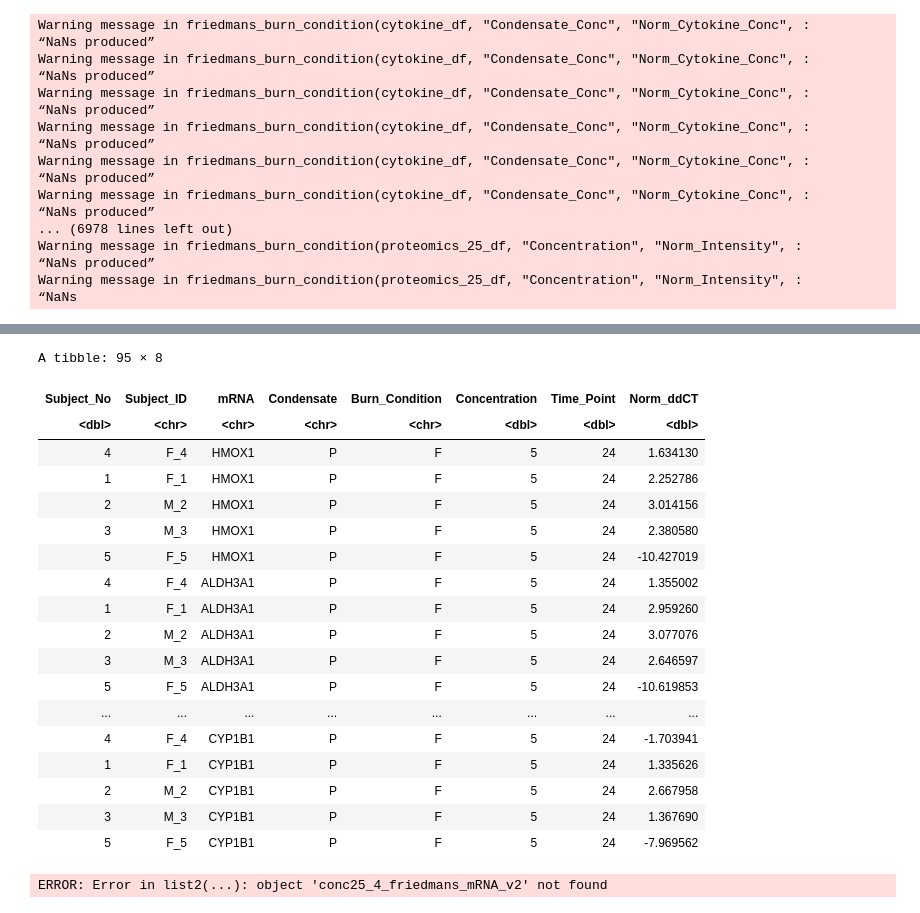
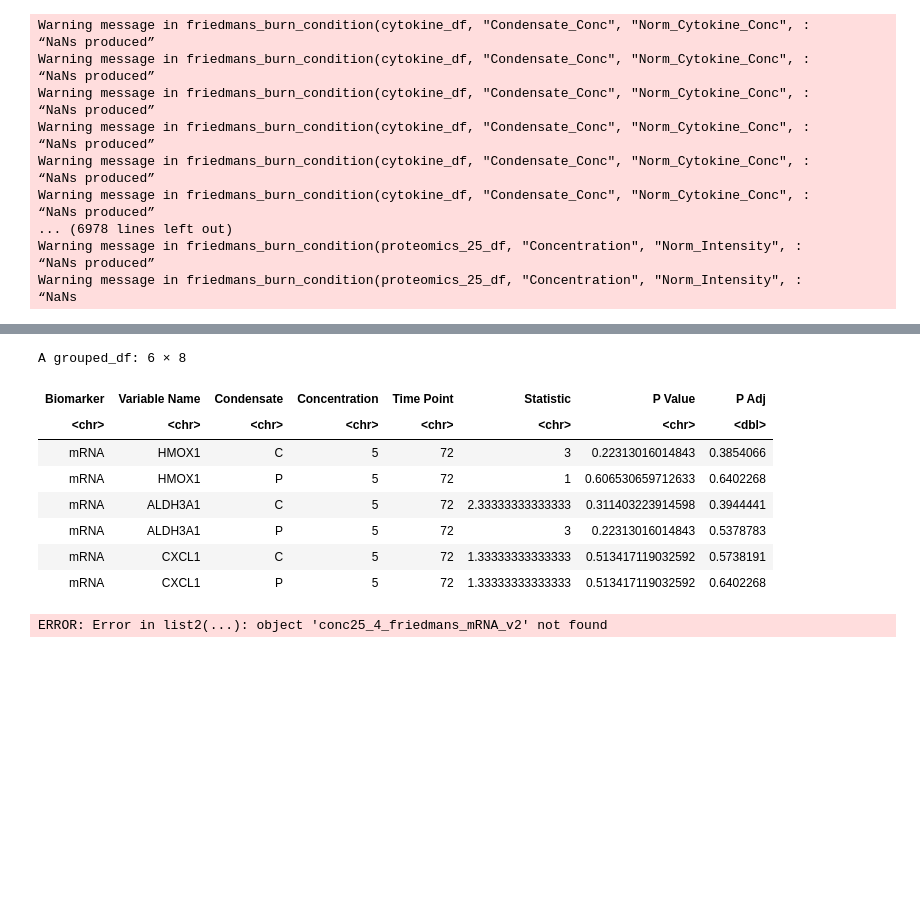
Before and after one commit to UNC-CEMALB/Burn-pit-smoke-condensate-mediated-toxicity-in-human-airway-epithelial-cells-, a Jupyter notebook: 2. Biomarker Distribution Analysis/Biomarker Friedman Analysis.ipynb, the cells around one changed output, grey strips where cells are left out. Drawn from its saved outputs; the diff is of its cells as text; code cells hidden in the pictures; blank space fills up the shorter version.

```diff
--- a/2. Biomarker Distribution Analysis/Biomarker Friedman Analysis.ipynb
+++ b/2. Biomarker Distribution Analysis/Biomarker Friedman Analysis.ipynb
@@ -363,26 +367,12 @@ ERROR: Error in friedman.test.default(filtered_df[[value]], filtered_df$Burn_Con
-# %%
-conc5_24_mRNA_df %>%
-#     group_by(mRNA, Condensate, Burn_Condition) %>%
-#     count() %>%
-#    arrange(-n)
-    filter(Condensate == "P" & Burn_Condition == "F")
-# %% [output]
-A tibble: 95 × 8
-| Subject_No | Subject_ID | mRNA | Condensate | Burn_Condition | Concentration | Time_Point | Norm_ddCT |
-| <dbl> | <chr> | <chr> | <chr> | <chr> | <dbl> | <dbl> | <dbl> |
-| 4 | F_4 | HMOX1 | P | F | 5 | 24 | 1.634130 |
-| 1 | F_1 | HMOX1 | P | F | 5 | 24 | 2.252786 |
-| 2 | M_2 | HMOX1 | P | F | 5 | 24 | 3.014156 |
-| 3 | M_3 | HMOX1 | P | F | 5 | 24 | 2.380580 |
-| 5 | F_5 | HMOX1 | P | F | 5 | 24 | -10.427019 |
-| 4 | F_4 | ALDH3A1 | P | F | 5 | 24 | 1.355002 |
-| 1 | F_1 | ALDH3A1 | P | F | 5 | 24 | 2.959260 |
-| 2 | M_2 | ALDH3A1 | P | F | 5 | 24 | 3.077076 |
-| 3 | M_3 | ALDH3A1 | P | F | 5 | 24 | 2.646597 |
-| 5 | F_5 | ALDH3A1 | P | F | 5 | 24 | -10.619853 |
-| ... | ... | ... | ... | ... | ... | ... | ... |
-| 4 | F_4 | CYP1B1 | P | F | 5 | 24 | -1.703941 |
-| 1 | F_1 | CYP1B1 | P | F | 5 | 24 | 1.335626 |
-| 2 | M_2 | CYP1B1 | P | F | 5 | 24 | 2.667958 |
-| 3 | M_3 | CYP1B1 | P | F | 5 | 24 | 1.367690 |
-| 5 | F_5 | CYP1B1 | P | F | 5 | 24 | -7.969562 |
+# %%
+head(conc5_72_friedmans_mRNA_v2[[1]])
+# %% [output]
+A grouped_df: 6 × 8
+| Biomarker | Variable Name | Condensate | Concentration | Time Point | Statistic | P Value | P Adj |
+| <chr> | <chr> | <chr> | <chr> | <chr> | <chr> | <chr> | <dbl> |
+| mRNA | HMOX1 | C | 5 | 72 | 3 | 0.22313016014843 | 0.3854066 |
+| mRNA | HMOX1 | P | 5 | 72 | 1 | 0.606530659712633 | 0.6402268 |
+| mRNA | ALDH3A1 | C | 5 | 72 | 2.33333333333333 | 0.311403223914598 | 0.3944441 |
+| mRNA | ALDH3A1 | P | 5 | 72 | 3 | 0.22313016014843 | 0.5378783 |
+| mRNA | CXCL1 | C | 5 | 72 | 1.33333333333333 | 0.513417119032592 | 0.5738191 |
+| mRNA | CXCL1 | P | 5 | 72 | 1.33333333333333 | 0.513417119032592 | 0.6402268 |
```
Also changed, not shown: parts of 3 cells of this notebook.
